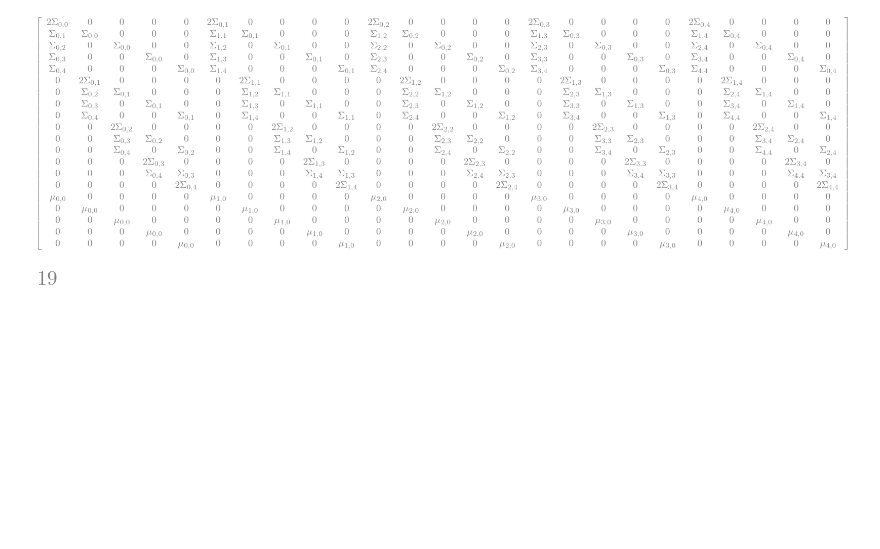
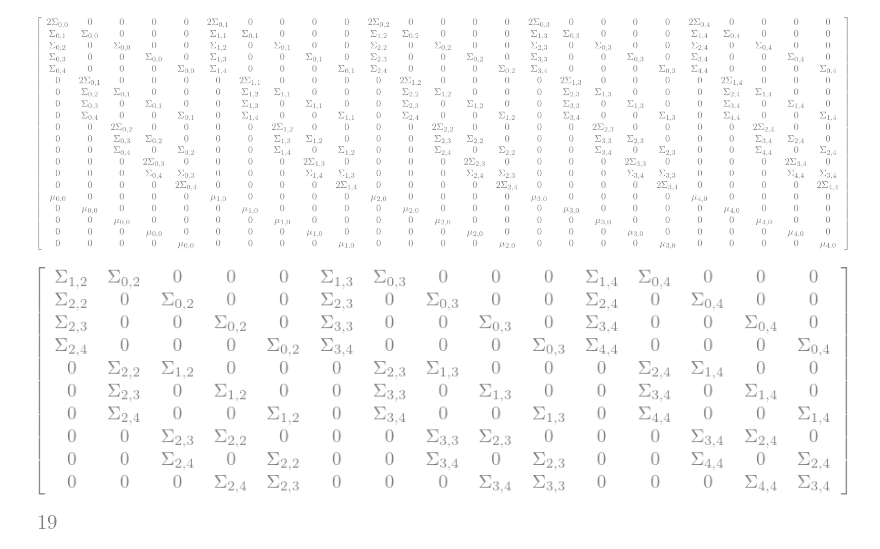
Before and after one commit to eva-resch/tum_masterthesis, a Jupyter notebook: rank_of_A.ipynb, the cells around one changed output. Drawn from its saved outputs; the diff is of its cells as text; code cells hidden in the pictures; blank space fills up the shorter version.

```diff
--- a/rank_of_A.ipynb
+++ b/rank_of_A.ipynb
@@ -190,6 +346,11 @@ A = create_A_sympy(A_Sigma=A_Sigma, mean=mean, p=p)
 A
 # %% [output]
 [figure]
+# %%
+new_A_5 = A[[1, 2, 3, 4, 6, 7, 8, 10, 11, 13], 10:]
+new_A_5
+# %% [output]
+[figure, added]
 # %%
 p = 5
 offset = 2409
```
Also changed, not shown: parts of 12 cells of this notebook.
